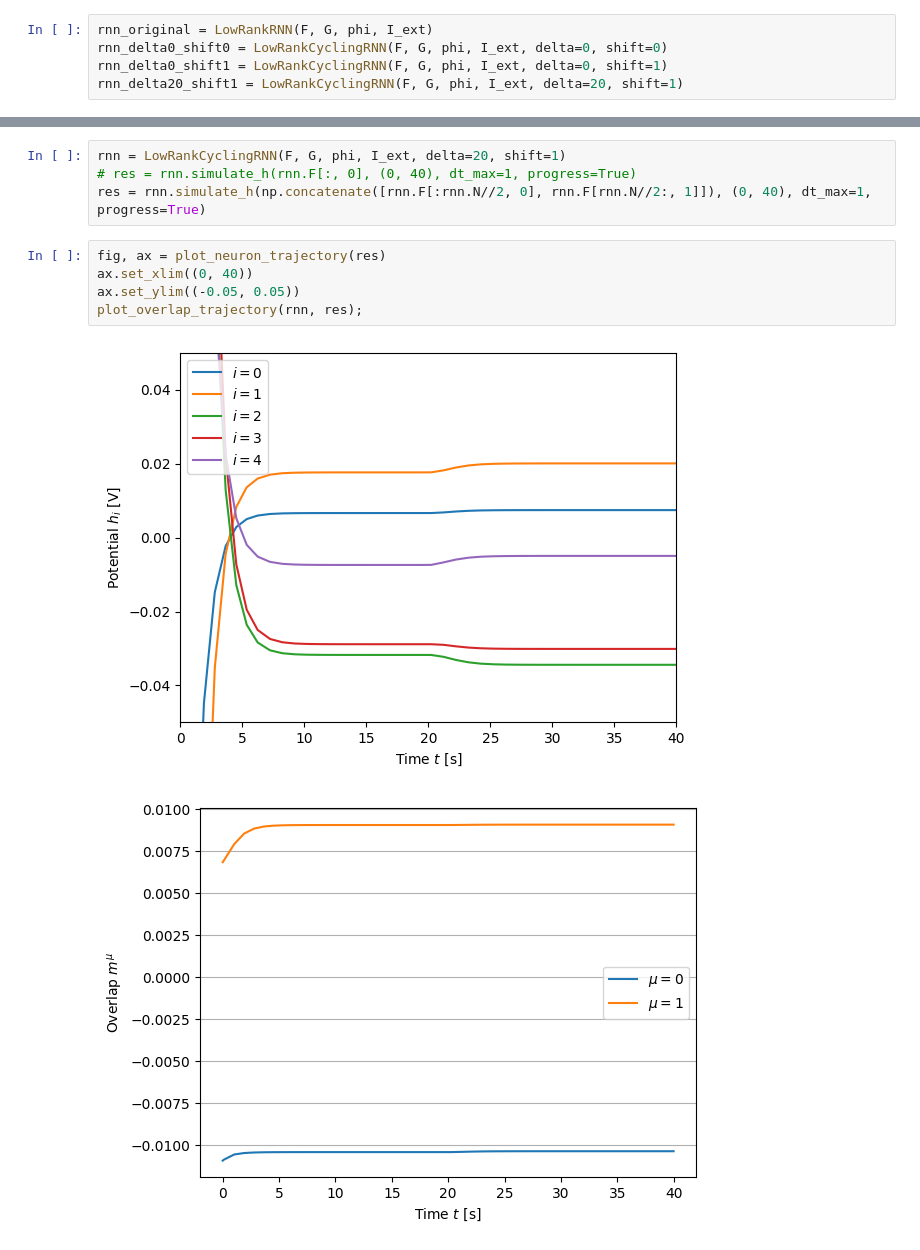
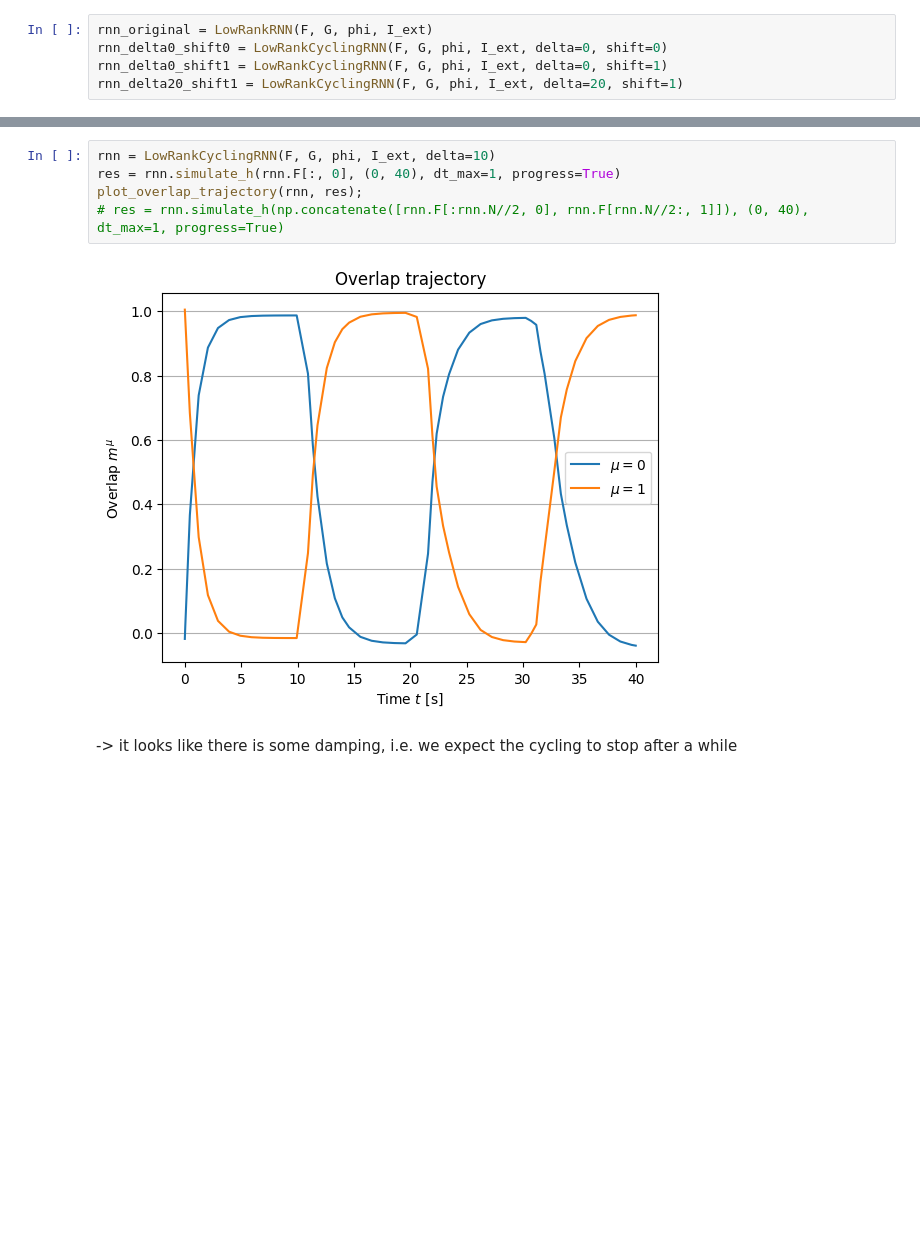
Before and after one commit to ninivert/lcnthesis, a Jupyter notebook: notebooks/embedding_d=2_cycling.ipynb, the cells around one changed output, grey strips where cells are left out. Cells and saved outputs as stored; diff of their text form; blank space fills up the shorter version.

```diff
--- a/notebooks/embedding_d=2_cycling.ipynb
+++ b/notebooks/embedding_d=2_cycling.ipynb
@@ -20,12 +32,9 @@ rnn_delta20_shift1 = LowRankCyclingRNN(F, G, phi, I_ext, delta=20, shift=1)
 # %%
-rnn = LowRankCyclingRNN(F, G, phi, I_ext, delta=20, shift=1)
-# res = rnn.simulate_h(rnn.F[:, 0], (0, 40), dt_max=1, progress=True)
-res = rnn.simulate_h(np.concatenate([rnn.F[:rnn.N//2, 0], rnn.F[rnn.N//2:, 1]]), (0, 40), dt_max=1, progress=True)
+rnn = LowRankCyclingRNN(F, G, phi, I_ext, delta=10)
+res = rnn.simulate_h(rnn.F[:, 0], (0, 40), dt_max=1, progress=True)
+plot_overlap_trajectory(rnn, res);
+# res = rnn.simulate_h(np.concatenate([rnn.F[:rnn.N//2, 0], rnn.F[rnn.N//2:, 1]]), (0, 40), dt_max=1, progress=True)
+# %% [output]
+[figure, added]
-# %%
-fig, ax = plot_neuron_trajectory(res)
-ax.set_xlim((0, 40))
-ax.set_ylim((-0.05, 0.05))
-plot_overlap_trajectory(rnn, res);
-# %% [output]
-[figure, removed]
-[figure, removed]
+# %% [markdown]
+-> it looks like there is some damping, i.e. we expect the cycling to stop after a while
```
Also changed, not shown: parts of 3 cells of this notebook, 1 other file.
